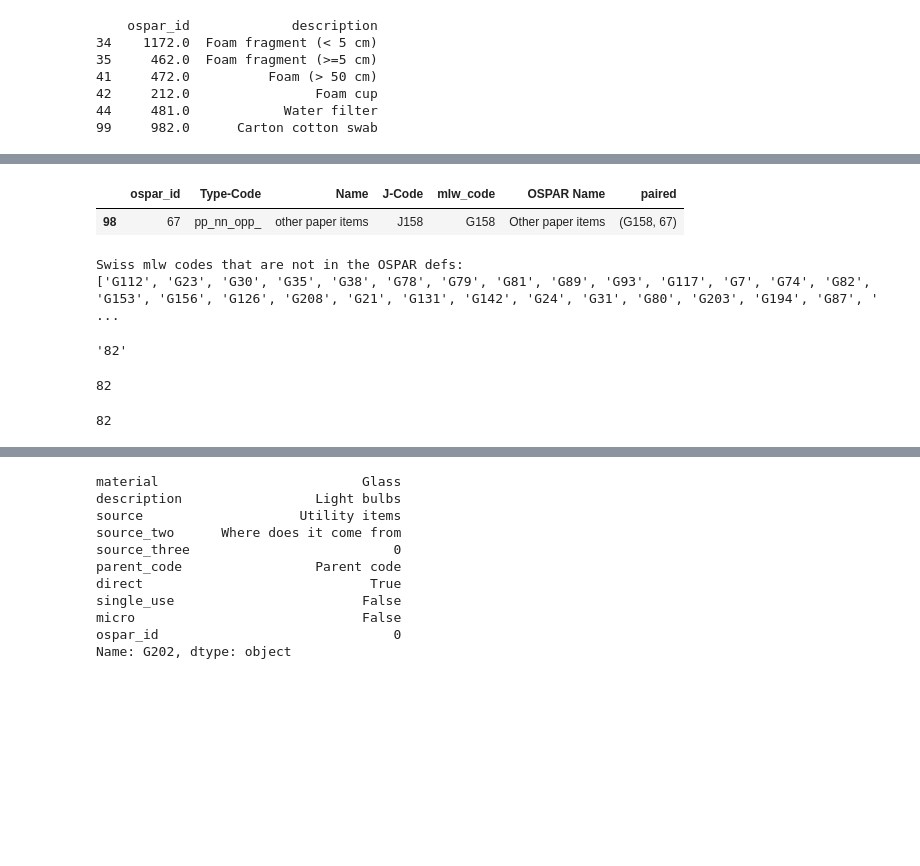
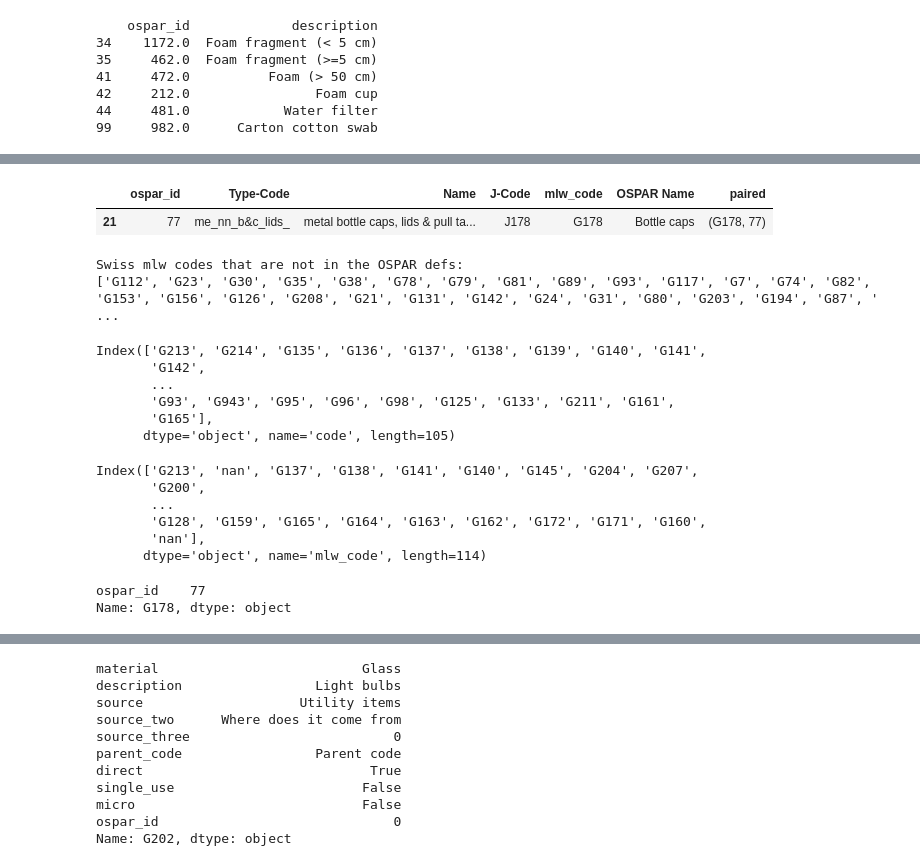
Before and after one commit to hammerdirt-analyst/rhinecode, a Jupyter notebook: harmonizecodes.ipynb, the cells around one changed output, grey strips where cells are left out. Cells and saved outputs as stored; diff of their text form; code cells hidden in the pictures; blank space fills up the shorter version.

Commit message:
identified the mlw and ospar codes that need to be fixed

```diff
--- a/harmonizecodes.ipynb
+++ b/harmonizecodes.ipynb
@@ -222,9 +232,9 @@ scodes_used.loc['G139'].ospar_id
 # %%
 # match from joint_list for the same ospar id
-joint_list[joint_list.ospar_id == 67]
+joint_list[joint_list.ospar_id == 77]
 # %% [output]
 |  | ospar_id | Type-Code | Name | J-Code | mlw_code | OSPAR Name | paired |
-| 98 | 67 | pp_nn_opp_ | other paper items | J158 | G158 | Other paper items | (G158, 67) |
+| 21 | 77 | me_nn_b&c_lids_ | metal bottle caps, lids & pull ta... | J178 | G178 | Bottle caps | (G178, 77) |
 # %%
 # find the mwl_codes in use in switzerland that are not included in the joint list
 no_match_ospar_mlw = [x for x in swiss_pcodes_used if x not in joint_list.mlw_code.unique()]
@@ -234,13 +244,18 @@ Swiss mlw codes that are not in the OSPAR defs:
 ['G112', 'G23', 'G30', 'G35', 'G38', 'G78', 'G79', 'G81', 'G89', 'G93', 'G117', 'G7', 'G74', 'G82', 'G153', 'G156', 'G126', 'G208', 'G21', 'G131', 'G142', 'G24', 'G31', 'G80', 'G203', 'G194', 'G87', ' ...
 # %%
 # map mlw_code to ospar given the swiss data
-swiss_mlw_ospar = scodes_used.loc[(scodes_used.ospar_id != 0)]
-swl = swiss_mlw_ospar[swiss_mlw_ospar != 0]
+swl = scodes_used.loc[(scodes_used.ospar_id != 0)]
 swl = swl[swl != 'none']
 swl = swl[swl != 'Ospar...']['ospar_id']
-swl.loc['G176']
+swl.loc['G178']
+swl.index
 # %% [output]
-'82'
+Index(['G213', 'G214', 'G135', 'G136', 'G137', 'G138', 'G139', 'G140', 'G141',
+       'G142',
+       ...
+       'G93', 'G943', 'G95', 'G96', 'G98', 'G125', 'G133', 'G211', 'G161',
+       'G165'],
+      dtype='object', name='code', length=105)
 # %%
 # remove any records where the mlw code is invalid:
 joint_list_mlw = joint_list[joint_list.mlw_code != '0']
@@ -250,12 +265,18 @@ joint_list_mlw.set_index('mlw_code', inplace=True)
 
 # get just the ospar id
 joint_list_mlw_keys = joint_list_mlw['ospar_id']
-joint_list_mlw_keys.loc['G176']
+joint_list_mlw_keys.loc['G178']
+joint_list_mlw_keys.index
 # %% [output]
-82
+Index(['G213', 'nan', 'G137', 'G138', 'G141', 'G140', 'G145', 'G204', 'G207',
+       'G200',
+       ...
+       'G128', 'G159', 'G165', 'G164', 'G163', 'G162', 'G172', 'G171', 'G160',
+       'nan'],
+      dtype='object', name='mlw_code', length=114)
 # %%
 # compbine the two sets of definitions start with the mlw code:
-joint_list_defs = list(set(list(swiss_mlw_ospar.index) + list(swl.index)))
+joint_list_defs = list(set(list(joint_list_mlw_keys.index) + list(swl.index)))
 
 # make a dataframe, use mlw code as index:
 use_these_defs = pd.DataFrame(index=joint_list_defs)
@@ -273,10 +294,11 @@ def make_ospar_defs(x, defs1, defs2):
 
 
 use_these_defs['ospar_id'] = use_these_defs.index.map(lambda x:make_ospar_defs(x, joint_list_mlw_keys, swl) )
-
-use_these_defs.loc['G176'][0]
+use_these_defs.fillna(0, inplace=True)
+use_these_defs.loc['G178']
 # %% [output]
-82
+ospar_id    77
+Name: G178, dtype: object
 # %%
 print(F"There are {len(use_these_defs)} definitions.")
 # %% [output]
```
Also changed, not shown: parts of 7 cells of this notebook.
